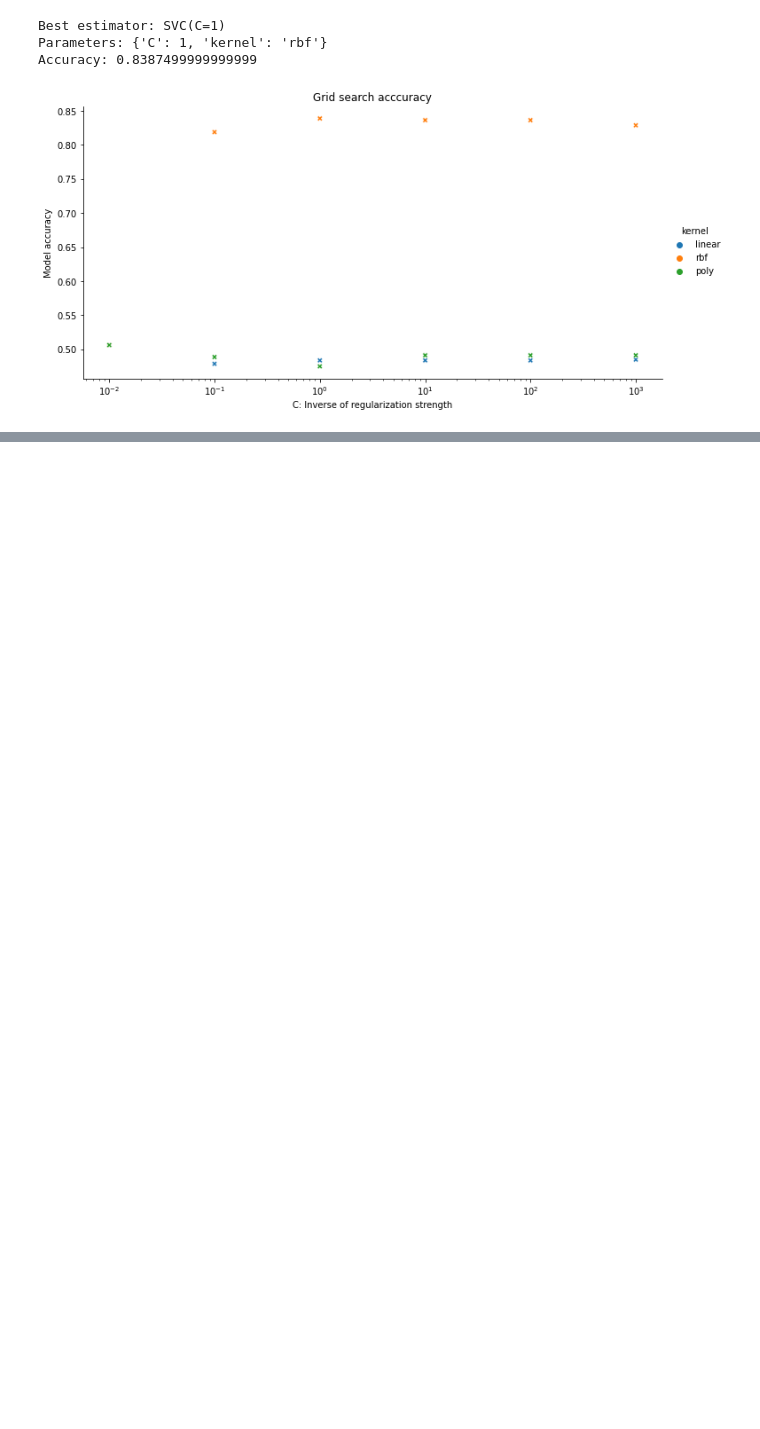
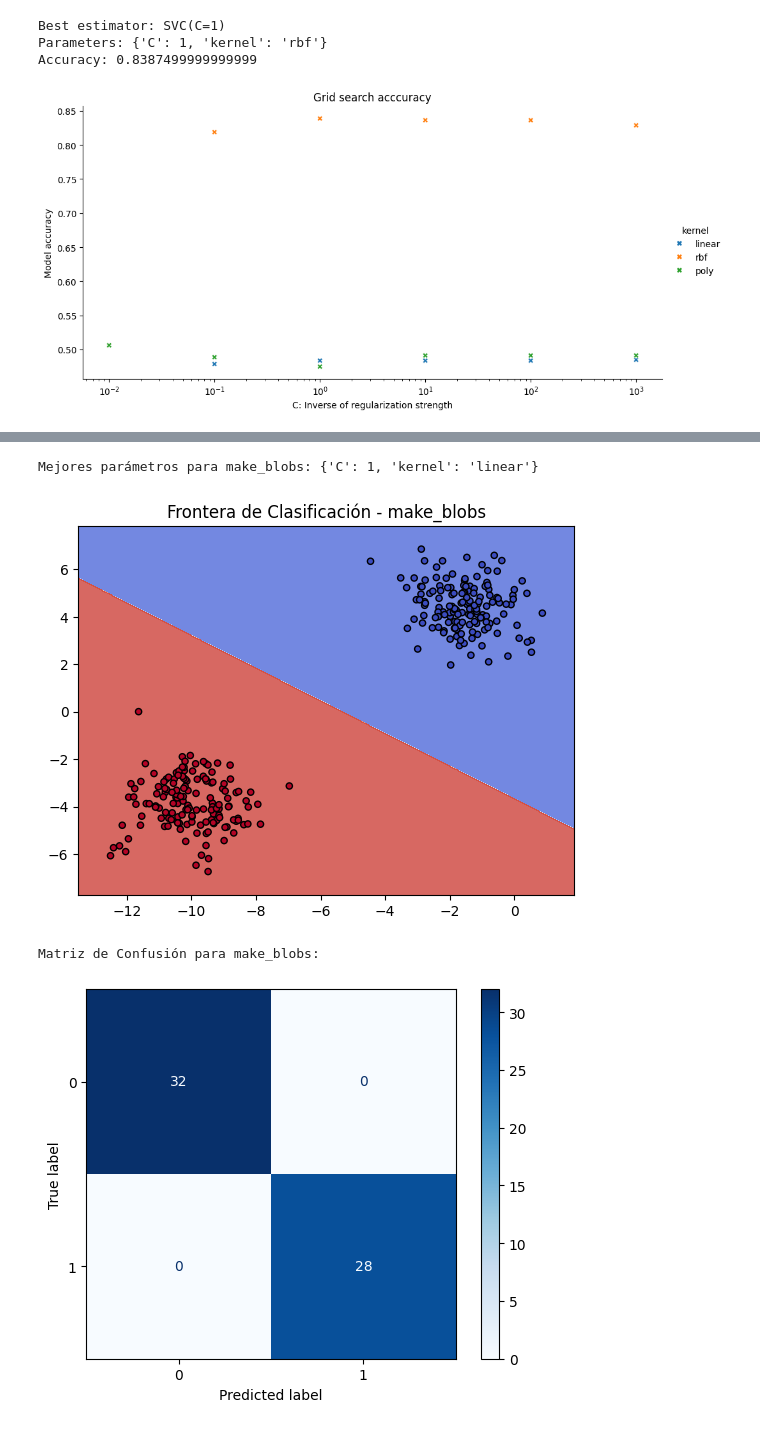
Before and after one commit to Velpe/002_EstudiantesAprendizajeEstadistico, a Jupyter notebook: semestre2024-2/Estudiantes/Vergel_27/Sesion_Tarea_11_SVM_v2.ipynb, the cells around one changed output, grey strips where cells are left out. Saved outputs shown, nothing was run; the diff lists cells and outputs as text; code cells hidden in the pictures; blank space fills up the shorter version.

```diff
--- a/semestre2024-2/Estudiantes/Vergel_27/Sesion_Tarea_11_SVM_v2.ipynb
+++ b/semestre2024-2/Estudiantes/Vergel_27/Sesion_Tarea_11_SVM_v2.ipynb
@@ -353,0 +418,8 @@ param_grid = [
+# %%
+X, y = make_blobs(n_samples=300, centers=2, cluster_std=1.0, random_state=1)
+train_and_visualize(X, y, "make_blobs")
+# %% [output]
+Mejores parámetros para make_blobs: {'C': 1, 'kernel': 'linear'}
+[figure, added]
+Matriz de Confusión para make_blobs:
+[figure, added]
```
Also changed, not shown: parts of 15 cells of this notebook.
